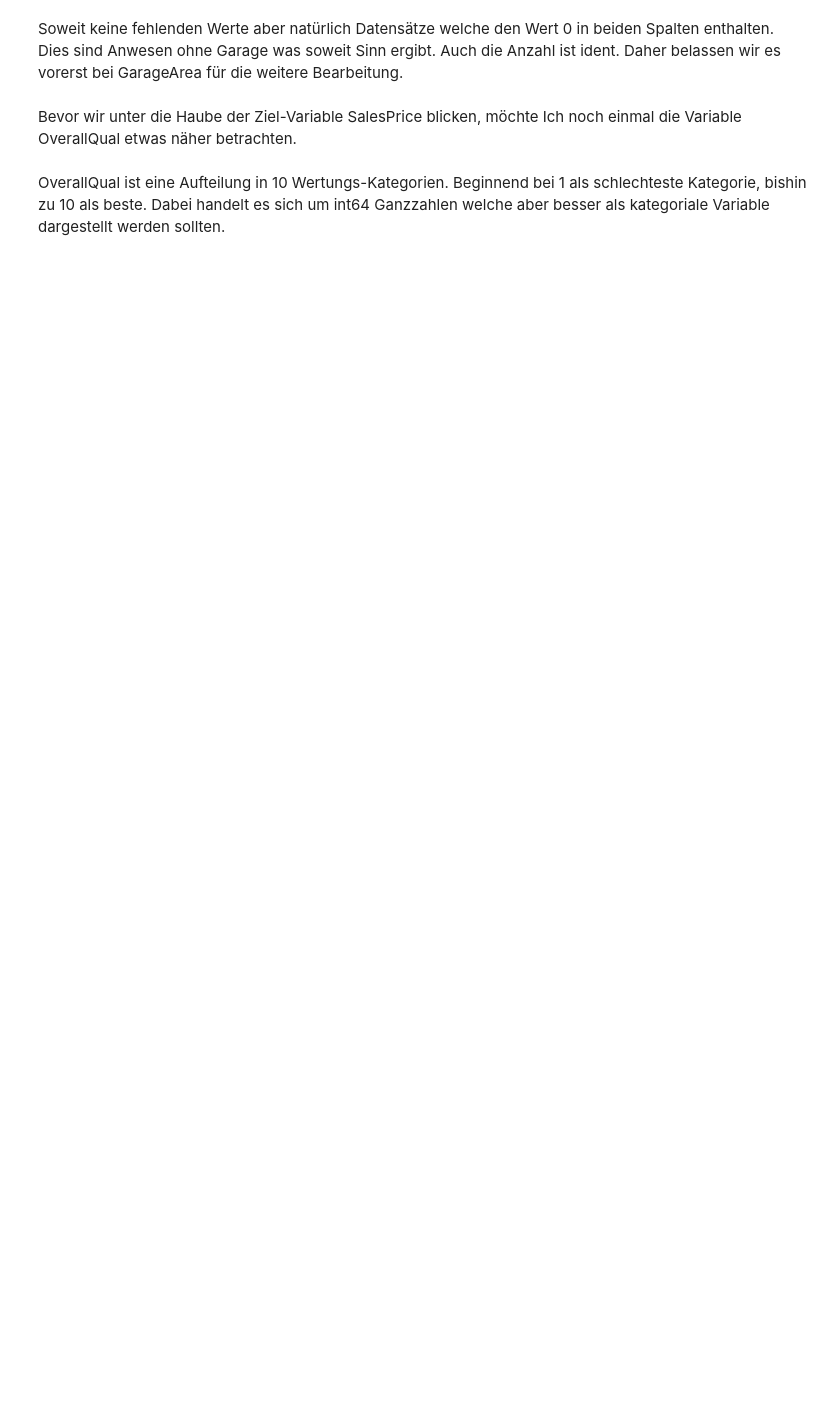
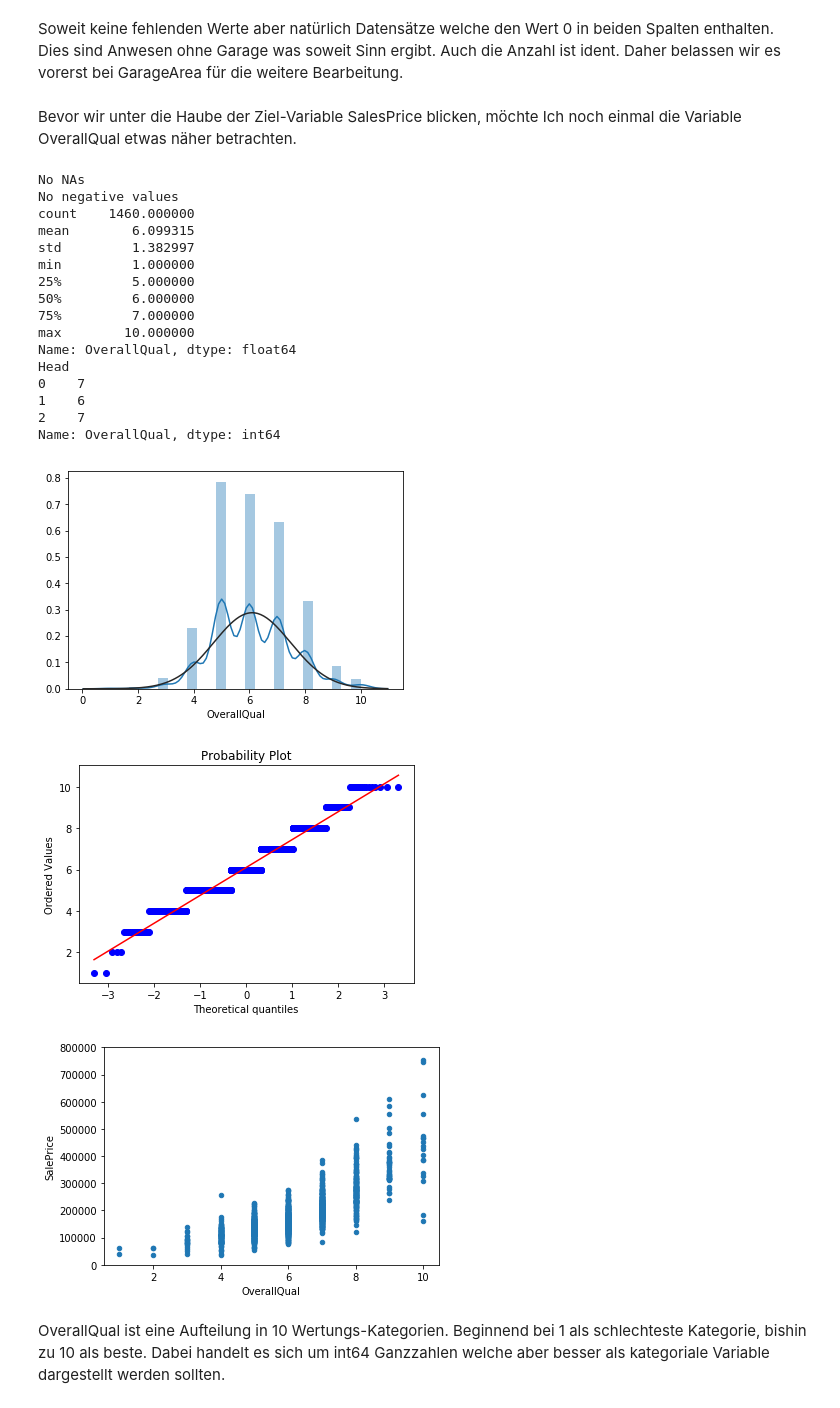
Before and after one commit to AndreasBleyel/AlgoProjekt, a Jupyter notebook: FeatureEng.ipynb, the cells around one changed output. Drawn from its saved outputs; the diff is of its cells as text; code cells hidden in the pictures; blank space fills up the shorter version.

```diff
--- a/FeatureEng.ipynb
+++ b/FeatureEng.ipynb
@@ -250,7 +288,27 @@ Soweit keine fehlenden Werte aber natürlich Datensätze welche den Wert 0 in be
 # %% [markdown]
 Bevor wir unter die Haube der Ziel-Variable SalesPrice blicken, möchte Ich noch einmal die Variable OverallQual etwas näher betrachten.
 # %%
-checkFeature('OverallQual')
+checkFeature('OverallQual', train)
+# %% [output]
+No NAs
+No negative values
+count    1460.000000
+mean        6.099315
+std         1.382997
+min         1.000000
+25%         5.000000
+50%         6.000000
+75%         7.000000
+max        10.000000
+Name: OverallQual, dtype: float64
+Head
+0    7
+1    6
+2    7
+Name: OverallQual, dtype: int64
+[figure, added]
+[figure, added]
+[figure, added]
 # %% [markdown]
 OverallQual ist eine Aufteilung in 10 Wertungs-Kategorien. Beginnend bei 1 als schlechteste Kategorie, bishin zu 10 als beste. Dabei handelt es sich um int64 Ganzzahlen welche aber besser als kategoriale Variable dargestellt werden sollten.
 # %%
```
Also changed, not shown: parts of 30 cells of this notebook, 1 other file.
